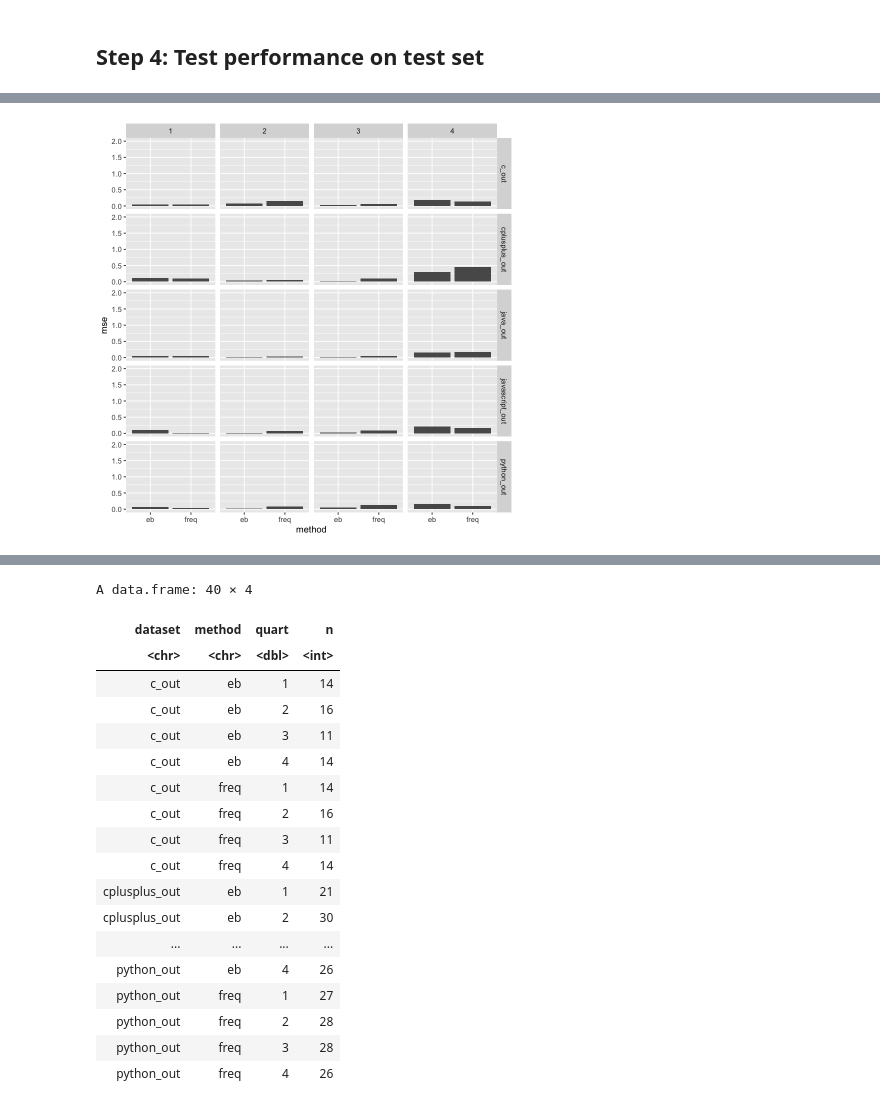
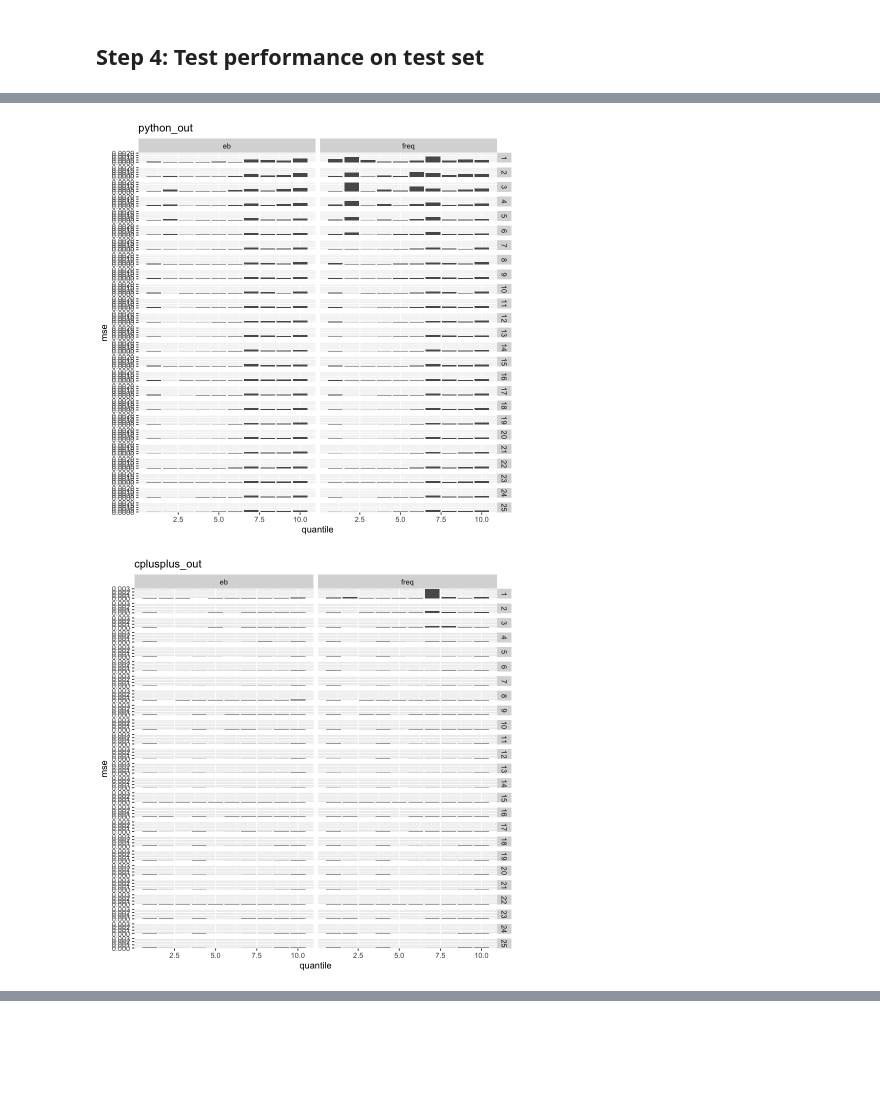
Before and after one commit to LEFTA98/empirical_bayes, a Jupyter notebook: sede_prelim_experiments.ipynb, the cells around one changed output, grey strips where cells are left out. Saved outputs shown, nothing was run; the diff lists cells and outputs as text; code cells hidden in the pictures; blank space fills up the shorter version.

```diff
--- a/sede_prelim_experiments.ipynb
+++ b/sede_prelim_experiments.ipynb
@@ -150,6 +168,8 @@ in_sample_data <- list(python_in = python_df.in,
                        java_in = java_df.in)
 
 in_sample_names = c("python_in", "cplusplus_in", "javascript_in", "c_in", "java_in")
+ds_creation_date = "04/06/2022 00:18:00"
+ds_creation_date <- as.POSIXct(ds_creation_date,format="%m/%d/%Y %H:%M:%S",tz="UTC")
 # %%
 priors_df <- data.frame(matrix(ncol=3,nrow=0))
 
@@ -272,0 +307,23 @@ for (i in c(1:nrow(results_df))) {
+# %%
+quantiles_df = data.frame(matrix(ncol=3,nrow=0))
+for (ds in unique(results_df$dataset)) {
+    temp = filter(results_df, dataset==ds)
+    temp <- select(temp, c(dataset, user, avg))
+    temp <- temp[!duplicated(temp),]
+
+    buckets=quantile(temp$avg, seq(0,1,0.1), names=FALSE)
+    buckets[1] = buckets[1] - 1e-6
+    buckets = unique(buckets)
+
+    print(buckets)
+    print(ds)
+
+    temp$quantile = cut(temp$avg, buckets, labels=c(1:(length(buckets)-1)))
+
+    temp <- select(temp, c(user, dataset, quantile))
+    temp <- temp[!duplicated(temp),]
+
+    quantiles_df <- rbind(quantiles_df, temp)
+}
+
+quantiles_df$quantile = as.numeric(quantiles_df$quantile)
@@ -273,5 +348,6 @@ for (i in c(1:nrow(results_df))) {
 # %%
+results_df <- merge(results_df, quantiles_df, by=c('user', 'dataset'))
 results_df$sq_error = (results_df$avg - results_df$estimated)^2
 # %%
-graphed_df = group_by(results_df, dataset, method, quart) %>% summarize(avg = mean(avg), mse = mean(sq_error))
+graphed_df = group_by(results_df, dataset, method, quantile, num_train) %>% summarize(mse = mean(sq_error))
 # %% [output]
@@ -279,7 +362,13 @@ graphed_df = group_by(results_df, dataset, method, quart) %>% summarize(avg = me
 # %%
-ggplot(graphed_df) +
-    geom_bar(aes(x=method,y=mse), stat='identity') +
-    facet_grid(rows = vars(dataset), cols=vars(quart)) +
-    scale_y_continuous(name="mse", limits=c(0, 2))
+plots <- c(1:5)
+for (i in c(1:length(out_sample_names))) {
+    ds = out_sample_names[[i]]
+    print(ggplot(filter(graphed_df,dataset==ds)) +
+        geom_bar(aes(x=quantile,y=mse), stat='identity') +
+        facet_grid(rows = vars(num_train), cols=vars(method)) +
+        scale_y_continuous(name="mse") +
+        ggtitle(ds))
+}
 # %% [output]
-[figure, old version]
+[figure, new version]
+[figure, added]
@@ -286,22 +377,0 @@ ggplot(graphed_df) +
-# %%
-count(results_df, dataset, method, quart)
-# %% [output]
-A data.frame: 40 × 4
-| dataset | method | quart | n |
-| <chr> | <chr> | <dbl> | <int> |
-| c_out | eb | 1 | 14 |
-| c_out | eb | 2 | 16 |
-| c_out | eb | 3 | 11 |
-| c_out | eb | 4 | 14 |
-| c_out | freq | 1 | 14 |
-| c_out | freq | 2 | 16 |
-| c_out | freq | 3 | 11 |
-| c_out | freq | 4 | 14 |
-| cplusplus_out | eb | 1 | 21 |
-| cplusplus_out | eb | 2 | 30 |
-| ... | ... | ... | ... |
-| python_out | eb | 4 | 26 |
-| python_out | freq | 1 | 27 |
-| python_out | freq | 2 | 28 |
-| python_out | freq | 3 | 28 |
-| python_out | freq | 4 | 26 |
```
Also changed, not shown: parts of 20 cells of this notebook, 1 other file.
